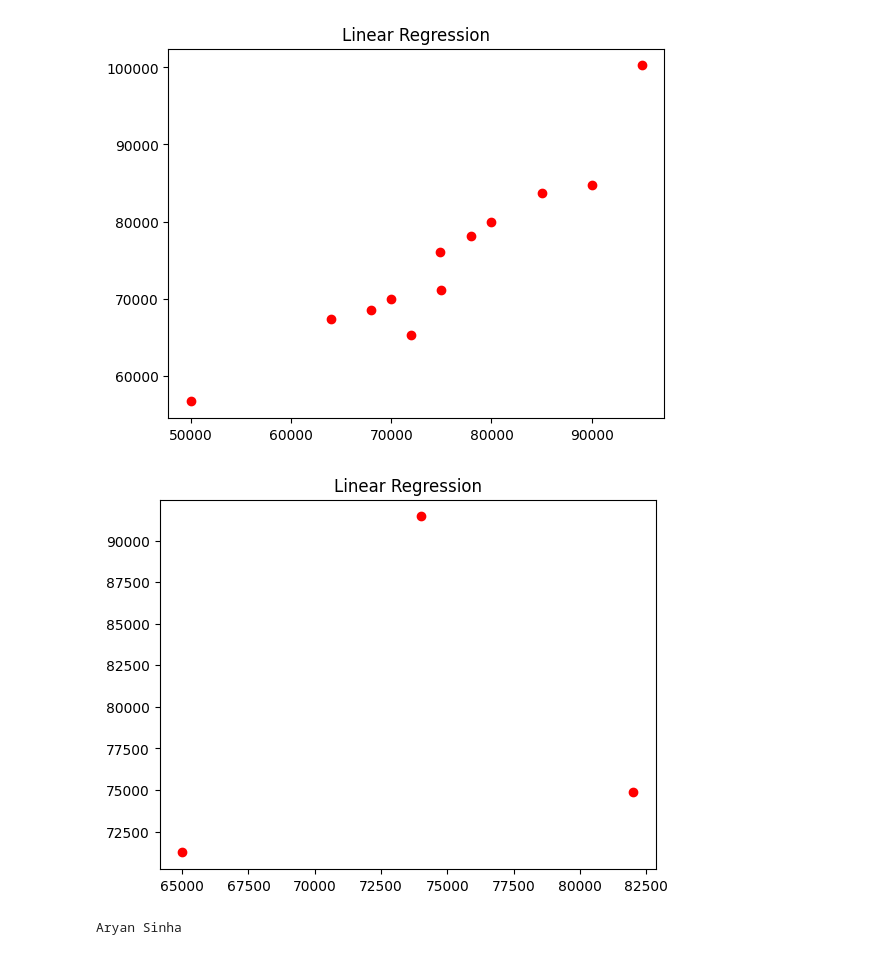
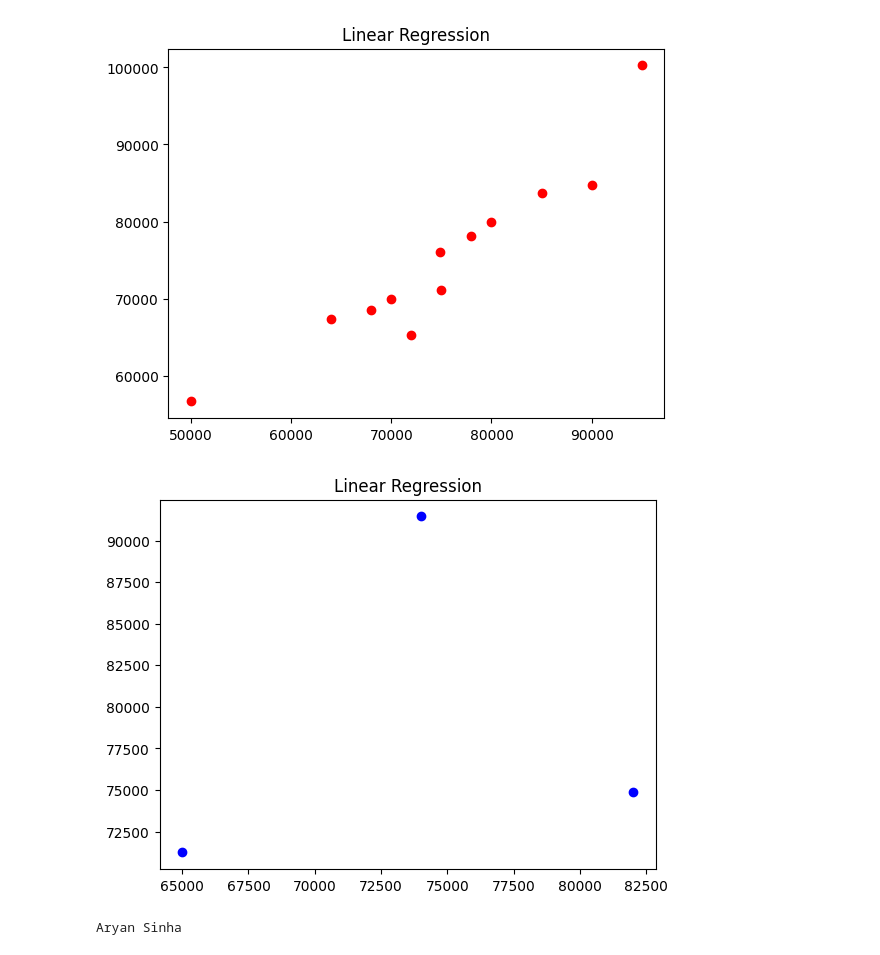
Before and after one commit to ary4nsinha/python-common-book, a Jupyter notebook: machine learning/ids/assignments/ass1.ipynb, the cells around one changed output. Saved outputs shown, nothing was run; the diff lists cells and outputs as text; code cells hidden in the pictures.

```diff
--- a/machine learning/ids/assignments/ass1.ipynb
+++ b/machine learning/ids/assignments/ass1.ipynb
@@ -207,11 +221,11 @@ plt.show()
 [figure]
 # %%
 import matplotlib.pyplot as plt
-plt.scatter(y_test,Y_test_predict, color='red')
+plt.scatter(y_test,Y_test_predict, color='blue')
 plt.title('Linear Regression')
 plt.show()
 # %% [output]
-[figure, old version]
+[figure, new version]
 # %%
 print("Aryan Sinha")
 # %% [output]
```
Also changed, not shown: parts of 2 cells of this notebook, 19 other files.
